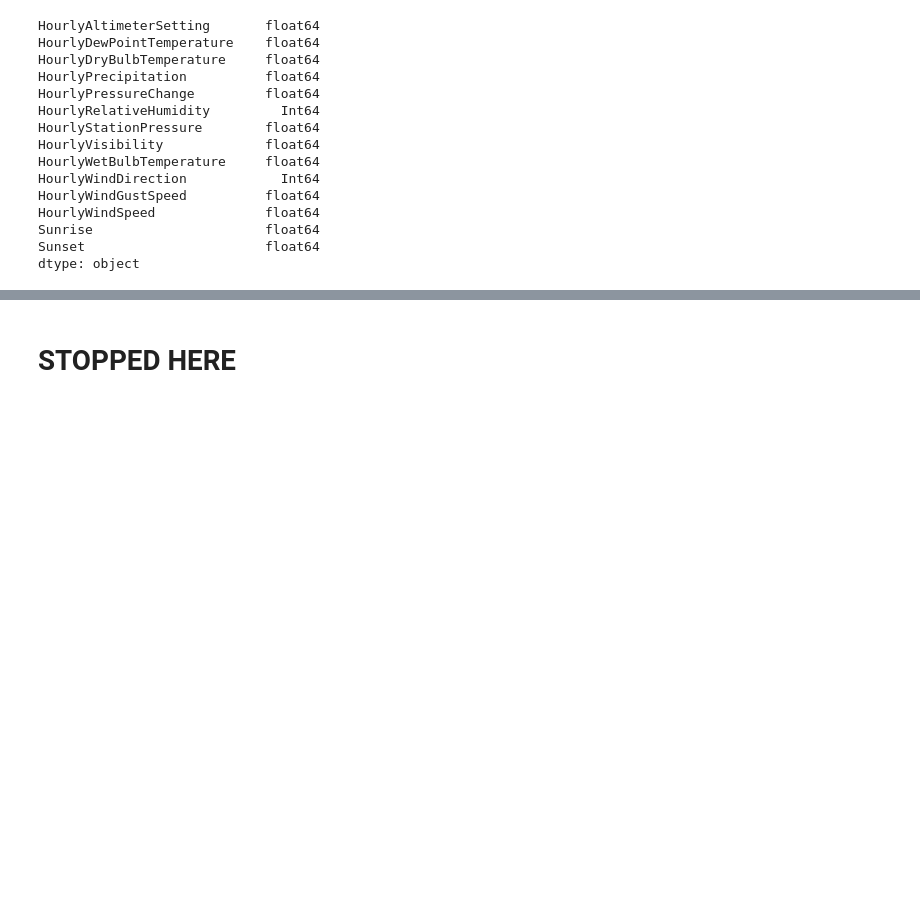
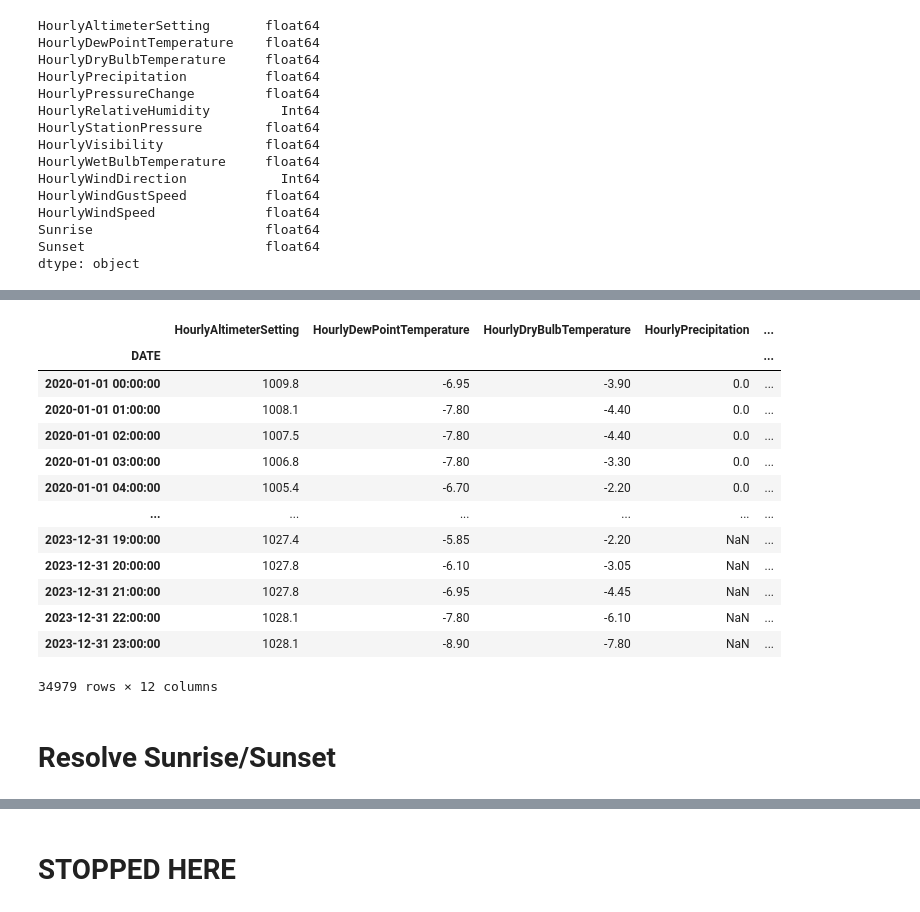
Before and after one commit to emskiphoto/noaa-weather-hourly, a Jupyter notebook: dev/noaa-weather-hourly.ipynb, the cells around one changed output, grey strips where cells are left out. Cells and saved outputs as stored; diff of their text form; code cells hidden in the pictures; blank space fills up the shorter version.

```diff
--- a/dev/noaa-weather-hourly.ipynb
+++ b/dev/noaa-weather-hourly.ipynb
@@ -589,8 +720,10 @@ col_resample_policy = {'HourlyAltimeterSetting': 'mean',
  'HourlyWindDirection': 'mean',
  'HourlyWindGustSpeed': 'mean',
  'HourlyWindSpeed': 'mean',
- 'Sunrise': pd.Series.mode,
- 'Sunset': pd.Series.mode}
+#  'Sunrise': pd.Series.mode,
+#  'Sunset': pd.Series.mode}
+ 'Sunrise': 'mean',
+ 'Sunset': 'mean'}
 # keep only items with corresponding column in df
 col_resample_policy = {k : v for k, v in col_resample_policy.items() if k in df.columns}
 # assert len(df.columns.intersection(col_resample_policy.keys())) == df.shape[1]
@@ -598,0 +754,12 @@ df['Sunrise'].dtype.name
+# %%
+%%time
+dfs = {}
+# for col_ in df.columns:
+for col_ in df.columns.difference(cols_sunrise_sunset):
+    print(col_)
+#     if df[col_].dtype.name == 'datetime64[ns]':
+#         df[col_].resample(freqstr).agg(col_resample_policy[col_])
+#     else:
+#     df[col_].agg(col_null_policy[col_])
+#         pd.to_numeric(df[col], errors='coerce').dropna().resample(freqstr).agg(col_resample_policy[col_])
+    dfs[col_] = df[col_].dropna().resample(freqstr).agg(col_resample_policy[col_])
@@ -598,0 +781,22 @@ df['Sunrise'].dtype.name
+# %%
+df_out = pd.concat(dfs, axis=1).drop_duplicates()
+del dfs
+del df
+df_out
+# %% [output]
+|  | HourlyAltimeterSetting | HourlyDewPointTemperature | HourlyDryBulbTemperature | HourlyPrecipitation | ... |
+| DATE |  |  |  |  | ... |
+| 2020-01-01 00:00:00 | 1009.8 | -6.95 | -3.90 | 0.0 | ... |
+| 2020-01-01 01:00:00 | 1008.1 | -7.80 | -4.40 | 0.0 | ... |
+| 2020-01-01 02:00:00 | 1007.5 | -7.80 | -4.40 | 0.0 | ... |
+| 2020-01-01 03:00:00 | 1006.8 | -7.80 | -3.30 | 0.0 | ... |
+| 2020-01-01 04:00:00 | 1005.4 | -6.70 | -2.20 | 0.0 | ... |
+| ... | ... | ... | ... | ... | ... |
+| 2023-12-31 19:00:00 | 1027.4 | -5.85 | -2.20 | NaN | ... |
+| 2023-12-31 20:00:00 | 1027.8 | -6.10 | -3.05 | NaN | ... |
+| 2023-12-31 21:00:00 | 1027.8 | -6.95 | -4.45 | NaN | ... |
+| 2023-12-31 22:00:00 | 1028.1 | -7.80 | -6.10 | NaN | ... |
+| 2023-12-31 23:00:00 | 1028.1 | -8.90 | -7.80 | NaN | ... |
+34979 rows × 12 columns
+# %% [markdown]
+# Resolve Sunrise/Sunset
```
Also changed, not shown: parts of 72 cells of this notebook, 3 other files.
